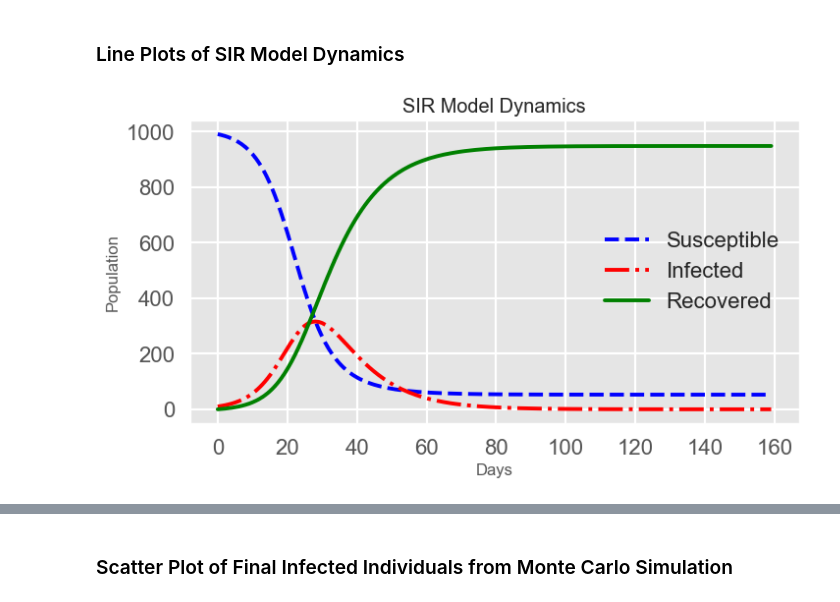
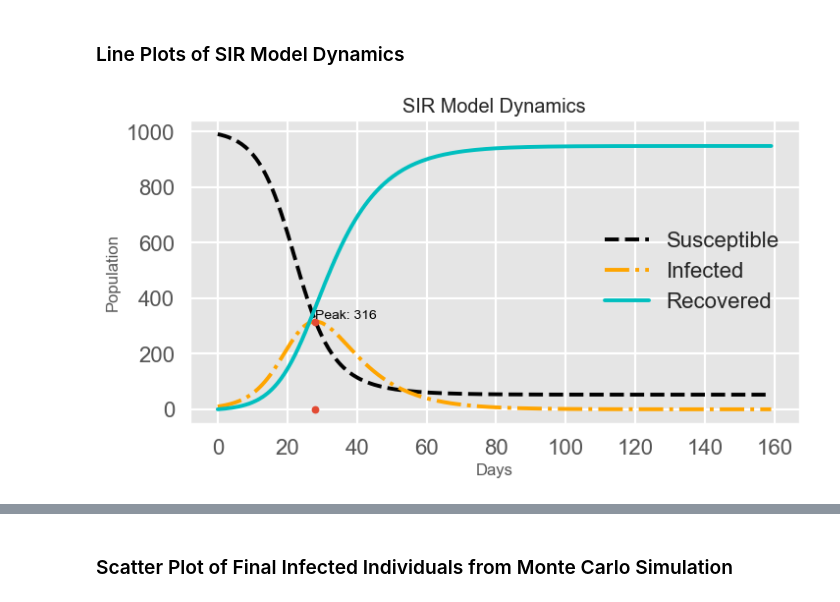
Before and after one commit to jwmathis/Project4, a Jupyter notebook: Project4.ipynb, the cells around one changed output, grey strips where cells are left out. Cells and saved outputs as stored; diff of their text form; code cells hidden in the pictures.

```diff
--- a/Project4.ipynb
+++ b/Project4.ipynb
@@ -39,6 +39,11 @@ days = 160 #Number of days to simulate
 
 SIR_data = SIR_model(S0, I0, R0, beta, gamma, days)
 
+# Find peak number of infections
+peak_infections = np.max(SIR_data['infected'])
+peak_day = np.argmax(SIR_data['infected'])
+#print(f"\nPeak Day of infections: {peak_day}")
+
 #print("\nSusceptible:\n", SIR_data['susceptible'])
 #print("\nInfected:\n", SIR_data['infected'])
 #print("\nRecovered:\n", SIR_data['recovered'])
@@ -85,16 +90,20 @@ std_final_infected = np.std(final_infected_results)
 # %%
 %matplotlib inline
 import matplotlib.pyplot as plt
 plt.style.use('ggplot')
 
 
 plt.figure(figsize=(8,4))
-plt.plot(SIR_data['day'], SIR_data['susceptible'], '--b', label='Susceptible')
-plt.plot(SIR_data['day'], SIR_data['infected'], '-.', label='Infected', color='red')
-plt.plot(SIR_data['day'], SIR_data['recovered'], label='Recovered', color='green')
+plt.plot(SIR_data['day'], SIR_data['susceptible'], '--k', label='Susceptible')
+plt.plot(SIR_data['day'], SIR_data['infected'], '-.', label='Infected', color='orange')
+plt.plot(SIR_data['day'], SIR_data['recovered'], label='Recovered', color='c')
+#plt.axvline(peak_day, color='black', linestyle='--')
+plt.plot([peak_day, peak_day], [0, peak_infections], '.')
+plt.text(peak_day, peak_infections, f'Peak: {peak_infections:.0f}',
+         verticalalignment='bottom', horizontalalignment='left', color='black')
 plt.xlabel('Days')
 plt.ylabel('Population')
 plt.title('SIR Model Dynamics')
 plt.legend();
 # %% [output]
-[figure, old version]
+[figure, new version]
```
Also changed, not shown: parts of 4 cells of this notebook.
